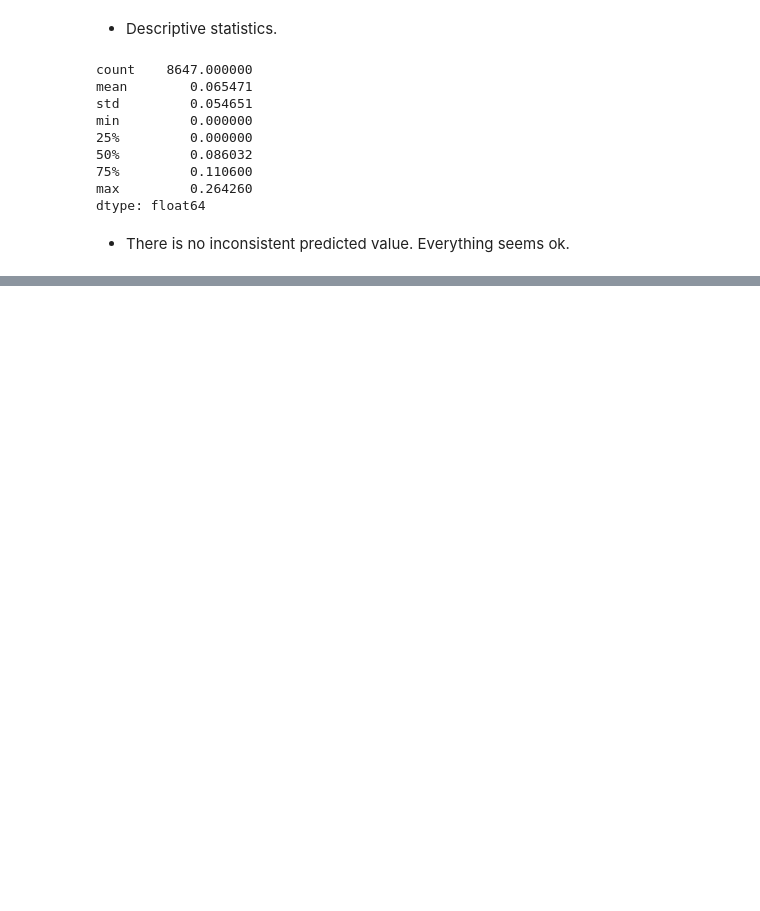
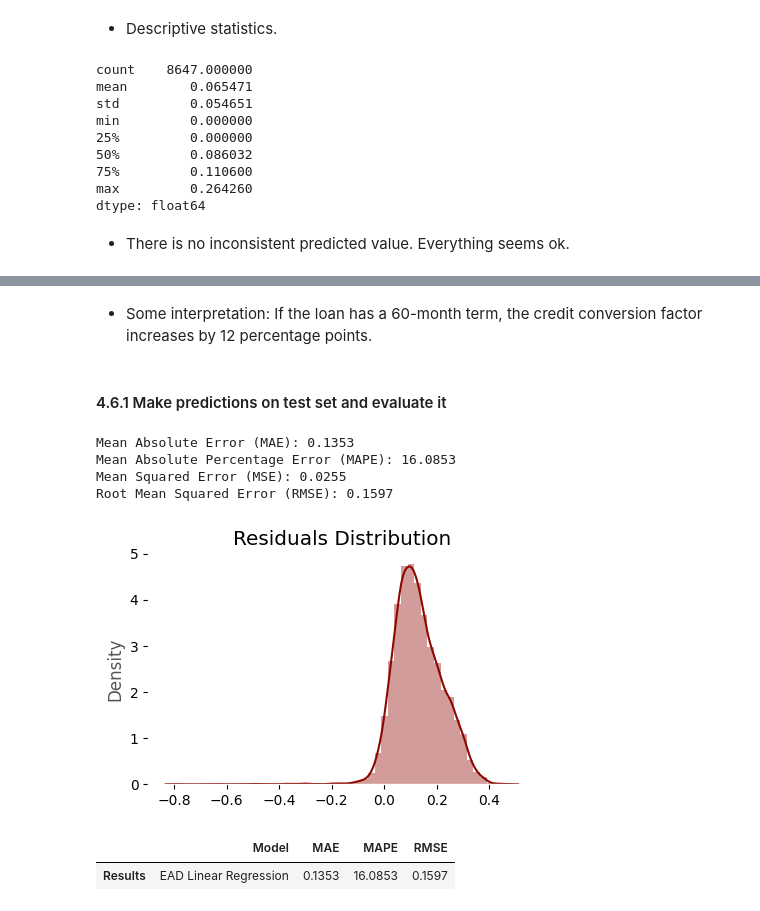
Before and after one commit to allmeidaapedro/Lending-Club-Credit-Scoring, a Jupyter notebook: notebooks/4_lgd_ead_modeling.ipynb, the cells around one changed output, grey strips where cells are left out. Cells and saved outputs as stored; diff of their text form; code cells hidden in the pictures; blank space fills up the shorter version.

Commit message:
Finish EAD Model

```diff
--- a/notebooks/4_lgd_ead_modeling.ipynb
+++ b/notebooks/4_lgd_ead_modeling.ipynb
@@ -560,0 +611,5 @@ dtype: float64
+# %%
+# Estimate the EAD Model.
+X_train_prepared_const = sm.add_constant(X_train_prepared)
+y_train_ead_reshaped = y_train_ead.values.reshape(-1, 1)
+ead_model = sm.OLS(y_train_ead_reshaped, X_train_prepared_const).fit()
@@ -560,0 +637,17 @@ dtype: float64
+# %% [markdown]
+- Some interpretation: If the loan has a 60-month term, the credit conversion factor increases by 12 percentage points.
+# %% [markdown]
+#### 4.6.1 Make predictions on test set and evaluate it
+# %%
+# Predict and evaluate.
+X_test_ead_const = sm.add_constant(X_test_prepared)
+ead_pred = ead_model.predict(X_test_ead_const)
+evaluate_regressor(y_test_ead.reset_index(drop=True), ead_pred, y_train_ead.reset_index(drop=True), 'EAD Linear Regression')
+# %% [output]
+Mean Absolute Error (MAE): 0.1353
+Mean Absolute Percentage Error (MAPE): 16.0853
+Mean Squared Error (MSE): 0.0255
+Root Mean Squared Error (RMSE): 0.1597
+[figure, added]
+|  | Model | MAE | MAPE | RMSE |
+| Results | EAD Linear Regression | 0.1353 | 16.0853 | 0.1597 |
```
Also changed, not shown: parts of 17 cells of this notebook.
